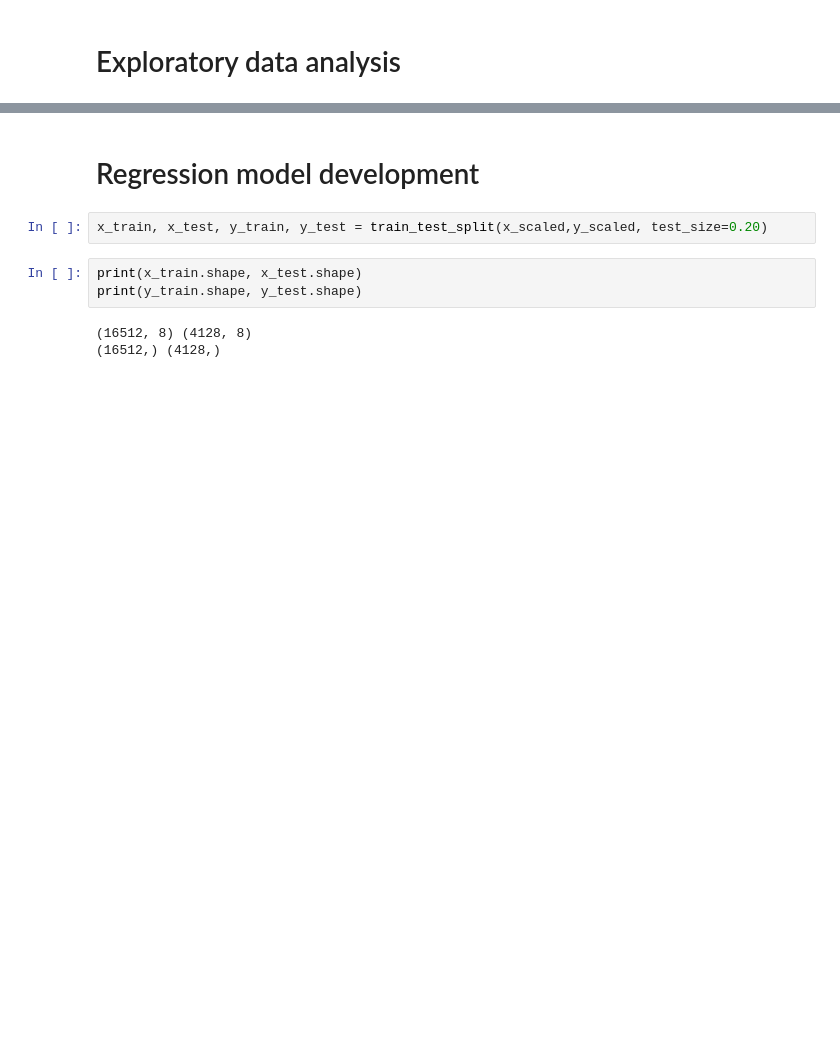
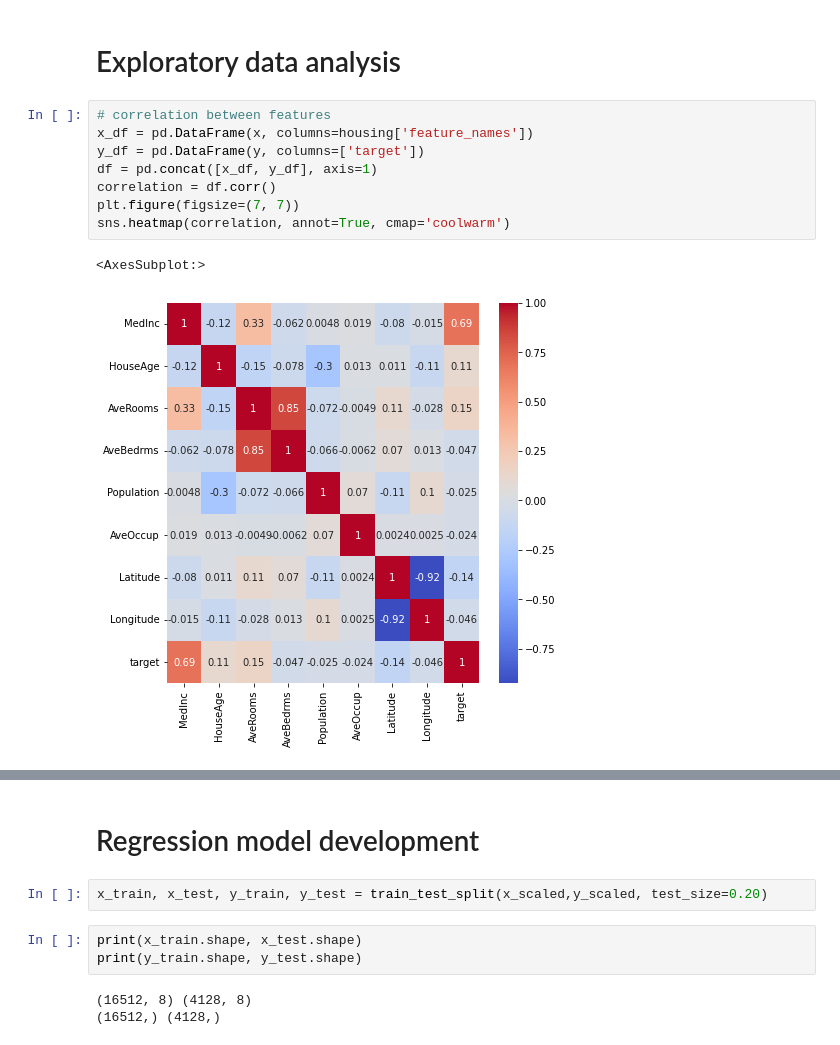
Before and after one commit to sonti-roy/california_housing, a Jupyter notebook: model.ipynb, the cells around one changed output, grey strips where cells are left out. Cells and saved outputs as stored; diff of their text form; blank space fills up the shorter version.

```diff
--- a/model.ipynb
+++ b/model.ipynb
@@ -57,2 +51,13 @@ y_scaled = (y - y.mean()) / y.std() # standardize the data
 # %% [markdown]
 # Exploratory data analysis
+# %%
+# correlation between features
+x_df = pd.DataFrame(x, columns=housing['feature_names'])
+y_df = pd.DataFrame(y, columns=['target'])
+df = pd.concat([x_df, y_df], axis=1)
+correlation = df.corr()
+plt.figure(figsize=(7, 7))
+sns.heatmap(correlation, annot=True, cmap='coolwarm')
+# %% [output]
+<AxesSubplot:>
+[figure, added]
```
Also changed, not shown: parts of 15 cells of this notebook, 5 other files.
